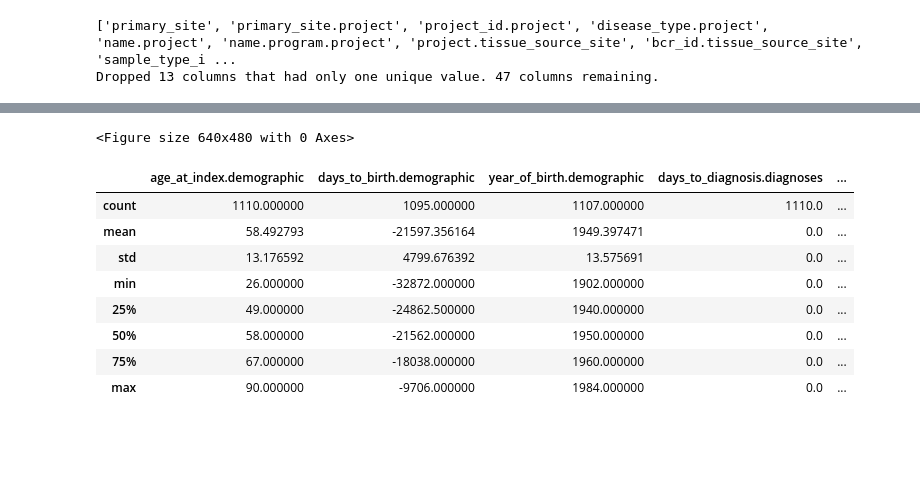
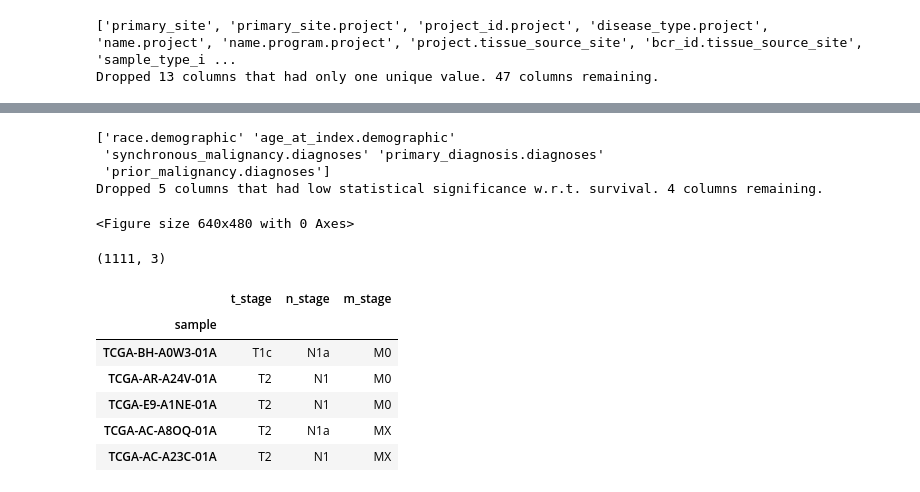
Before and after one commit to evanhackstadt/HyBINN, a Jupyter notebook: notebooks/preprocess_clinical_data.ipynb, the cells around one changed output, grey strips where cells are left out. Drawn from its saved outputs; the diff is of its cells as text; code cells hidden in the pictures; blank space fills up the shorter version.

```diff
--- a/notebooks/preprocess_clinical_data.ipynb
+++ b/notebooks/preprocess_clinical_data.ipynb
@@ -112,0 +197,17 @@ Dropped 13 columns that had only one unique value. 47 columns remaining.
+# %%
+# STEP 7 - drop features with low / negligible variance
+
+low_variance_cols = ['days_to_diagnosis.diagnoses',
+                     'disease_type',
+                     'gender.demographic',
+                     'tissue_or_organ_of_origin.diagnoses',
+                     'state.treatments.diagnoses',
+                     'site_of_resection_or_biopsy.diagnoses']
+
+for col in low_variance_cols:
+    print(df[col].value_counts())
+
+# all are confirmed same value, redundant values, or highly skewed
+
+df.drop(columns=low_variance_cols, inplace=True)
+print(f"Dropped {len(low_variance_cols)} columns that had little-to-no variance. {df.shape[1]} columns remaining.")
@@ -113 +301,16 @@ Dropped 13 columns that had only one unique value. 47 columns remaining.
+# %%
+# Drop features with -log2(p) < 4
+
+low_significance_cols = cox_results[cox_results['-log2(p)'] < 4]['covariate']
+print(low_significance_cols.values)
+
+# we are okay dropping age here since small dataset and T/N/M features + genes will help capture age discrepancies
+
+df.drop(columns=low_significance_cols, inplace=True)
+print(f"Dropped {len(low_significance_cols)} columns that had low statistical significance w.r.t. survival. {df.shape[1]} columns remaining.")
+# %% [output]
+['race.demographic' 'age_at_index.demographic'
+ 'synchronous_malignancy.diagnoses' 'primary_diagnosis.diagnoses'
+ 'prior_malignancy.diagnoses']
+Dropped 5 columns that had low statistical significance w.r.t. survival. 4 columns remaining.
 # %%
@@ -124,14 +343,29 @@ for col in df.columns:
 # %% [output]
 <Figure size 640x480 with 0 Axes>
-# %%
-df.describe()
-# %% [output]
-|  | age_at_index.demographic | days_to_birth.demographic | year_of_birth.demographic | days_to_diagnosis.diagnoses | ... |
-| count | 1110.000000 | 1095.000000 | 1107.000000 | 1110.0 | ... |
-| mean | 58.492793 | -21597.356164 | 1949.397471 | 0.0 | ... |
-| std | 13.176592 | 4799.676392 | 13.575691 | 0.0 | ... |
-| min | 26.000000 | -32872.000000 | 1902.000000 | 0.0 | ... |
-| 25% | 49.000000 | -24862.500000 | 1940.000000 | 0.0 | ... |
-| 50% | 58.000000 | -21562.000000 | 1950.000000 | 0.0 | ... |
-| 75% | 67.000000 | -18038.000000 | 1960.000000 | 0.0 | ... |
-| max | 90.000000 | -9706.000000 | 1984.000000 | 0.0 | ... |
+# %%
+# Drop ethnicity, despite statistical and clinical significance, since poor distribution ( <50 hispanic/latino)
+df['ethnicity.demographic'].value_counts()
+
+df.drop(columns=['ethnicity.demographic'], inplace=True)
+# %%
+# Final clinical variables - just going with T/N/M staging!
+
+rename_dict = {
+    'ajcc_pathologic_t.diagnoses': 't_stage',
+    'ajcc_pathologic_n.diagnoses': 'n_stage',
+    'ajcc_pathologic_m.diagnoses': 'm_stage'
+}
+
+df.rename(columns=rename_dict, inplace=True)
+
+print(df.shape)
+df.head()
+# %% [output]
+(1111, 3)
+|  | t_stage | n_stage | m_stage |
+| sample |  |  |  |
+| TCGA-BH-A0W3-01A | T1c | N1a | M0 |
+| TCGA-AR-A24V-01A | T2 | N1 | M0 |
+| TCGA-E9-A1NE-01A | T2 | N1 | M0 |
+| TCGA-AC-A8OQ-01A | T2 | N1a | MX |
+| TCGA-AC-A23C-01A | T2 | N1 | MX |
```
Also changed, not shown: parts of 27 cells of this notebook.
